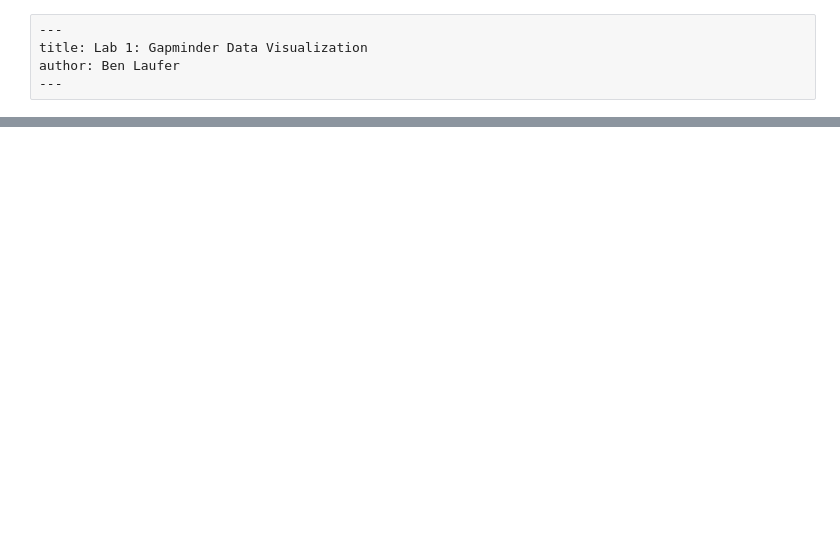
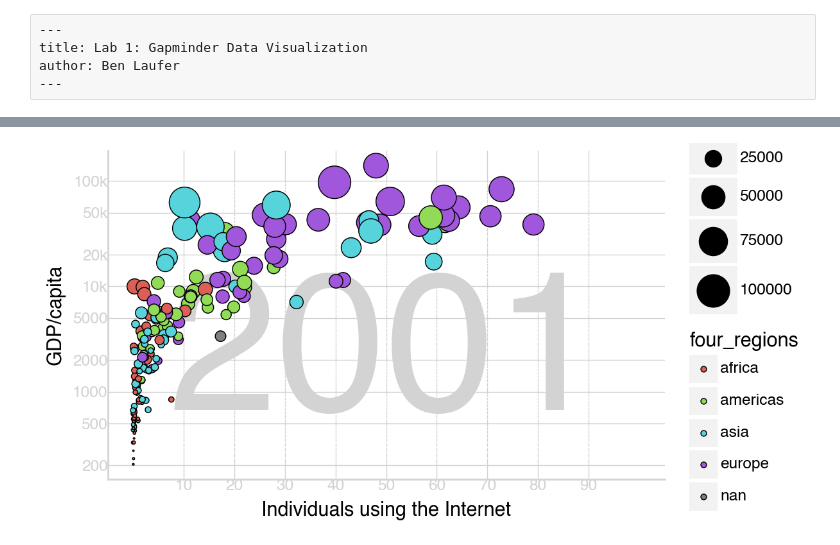
Before and after one commit to BLauf/GSB-544, a Jupyter notebook: labs/lab01/lab_01.ipynb, the cells around one changed output, grey strips where cells are left out. Cells and saved outputs as stored; diff of their text form; code cells hidden in the pictures; blank space fills up the shorter version.

```diff
--- a/labs/lab01/lab_01.ipynb
+++ b/labs/lab01/lab_01.ipynb
@@ -241,0 +223,55 @@ print(plot2)
+# %%
+plot3 = (p9.ggplot(data = q3,
+           mapping = p9.aes(x = 'internet_users',
+                            y = 'gdp',
+                            size = 'income',
+                            color = 'four_regions'))
+
+    #if we put the annotations first, it will put it behind the points
+    + annotate('text', x=50, y=2000, label='2001', size=110, color='lightgrey', ha='center')
+
+    #shape=21 adds the outline
+    + geom_point(aes(size='income', fill='four_regions'), shape='o', color='black', stroke=0.3)
+    + p9.scale_size(range=(0, 10))
+
+    #x scale
+    + scale_x_continuous(
+         #sets x axis to 10-90
+        limits=(0, 100),
+        #ensures that it's evenly spaced every 10 units
+        breaks=range(10, 95, 10)
+    )
+    #y scale
+    #refrenced chat GPT
+    + scale_y_continuous(
+        trans = 'log10',
+        breaks= [200, 500, 1000, 2000, 5000, 10000, 20000, 50000, 100000],
+        labels=['200', '500', '1000', '2000', '5000', '10k', '20k', '50k', '100k']
+    )
+    #adds x and y titles
+    + labs(x = 'Individuals using the Internet', y = 'GDP/capita')
+    + theme(
+        #removes all the small lines
+        #panel_grid_minor=element_blank(),
+        # Set background to white
+        panel_background=element_rect(fill='white'),
+         # Grey major grid lines
+        panel_grid_major=element_line(color='lightgrey', size=0.5),
+        #brings back x axis
+        axis_line_x=element_line(color='lightgrey', size=1),
+        #brings back y axis
+        axis_line_y=element_line(color='lightgrey', size=1),
+        # Change x-axis labels to light grey, tried to add margins but it doesn't do anything
+        axis_text_x=element_text(color='lightgrey', margin={'b':5}),
+        # Change y-axis labels to light grey
+        axis_text_y=element_text(color='lightgrey', margin={'l':5}),
+        axis_ticks_major=element_blank(),  # Remove major tick marks
+        #axis_ticks_minor=element_blank(),  # Remove minor tick marks
+        #fixes ratio of image
+        figure_size=(6, 3)
+    )
+)
+
+plot3
+# %% [output]
+[figure, added]
```
Also changed, not shown: parts of 6 cells of this notebook.
